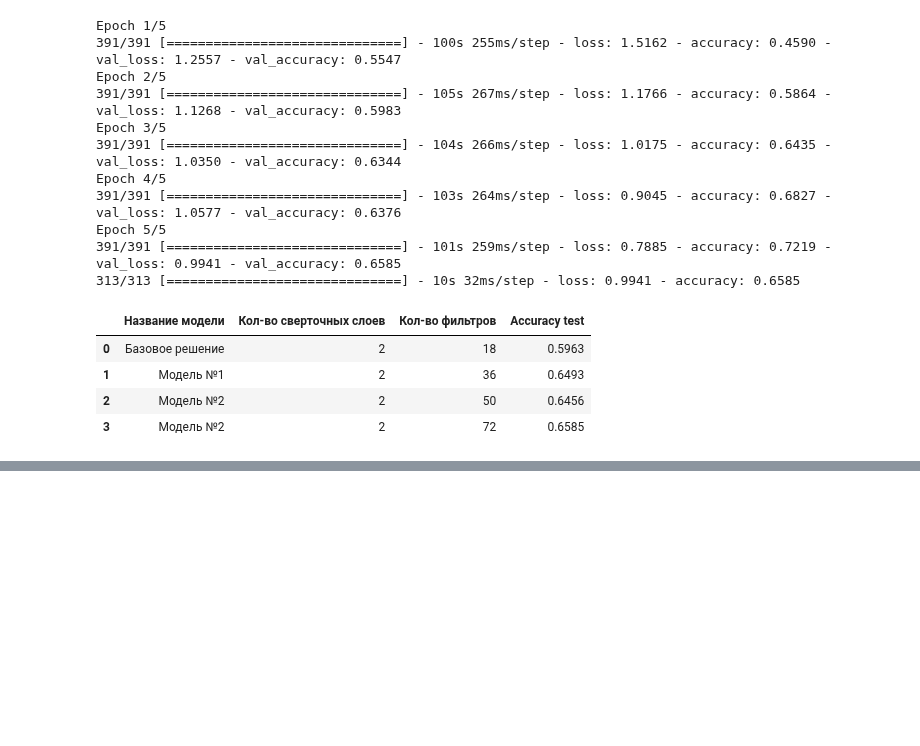
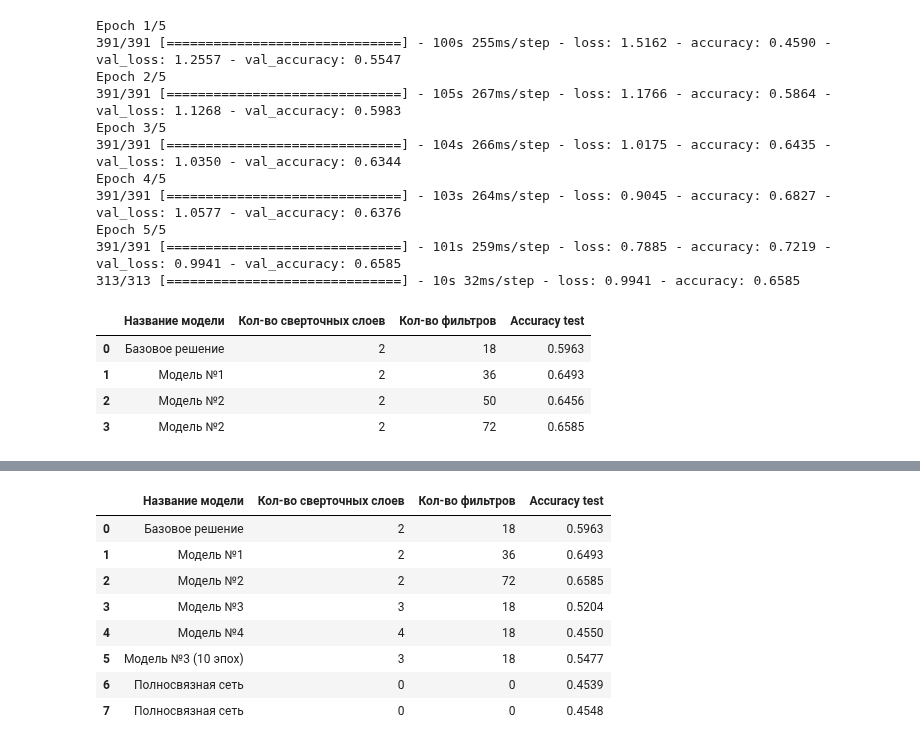
Before and after one commit to dnlygvtv/02_Python_for_Neural_Networks, a Jupyter notebook: HW/HW_4.ipynb, the cells around one changed output, grey strips where cells are left out. Drawn from its saved outputs; the diff is of its cells as text; code cells hidden in the pictures; blank space fills up the shorter version.

```diff
--- a/HW/HW_4.ipynb
+++ b/HW/HW_4.ipynb
@@ -277,0 +454,7 @@ stata
+# %%
+stata = stata.append({'Название модели': 'Модель №3 (10 эпох)',
+                     'Кол-во сверточных слоев': 3,
+                     'Кол-во фильтров': 4 + 6 + 8,
+                     'Accuracy test': metric},
+                     ignore_index=True)
+stata
@@ -277,0 +475,6 @@ stata
+# %%
+# вытягивание данных в вектор
+X_train = X_train.reshape((-1, 32 * 32 * 3))
+X_test = X_test.reshape((-1, 32 * 32 * 3))
+
+X_train.shape, X_test.shape
@@ -277,0 +483,12 @@ stata
+# %%
+dense_model = Sequential()
+dense_model.add(Dense(256, input_shape=(32 * 32 * 3,), activation='relu'))
+dense_model.add(Dense(128, activation='relu'))
+dense_model.add(Dense(64, activation='relu'))
+dense_model.add(Dense(num_classes, activation='sigmoid'))
+
+dense_model.summary()
+
+dense_model.compile(loss='categorical_crossentropy',
+                   optimizer='Adam',
+                   metrics=['accuracy'])
@@ -277,0 +513,8 @@ stata
+# %%
+history = dense_model.fit(X_train, y_train,
+               epochs=num_epochs,
+               batch_size=batch_size,
+               validation_data=(X_test, y_test),
+               verbose=1)
+
+loss, metric = dense_model.evaluate(X_test, y_test)
@@ -277,0 +533,17 @@ stata
+# %%
+stata = stata.append({'Название модели': 'Полносвязная сеть',
+                     'Кол-во сверточных слоев': 0,
+                     'Кол-во фильтров': 0,
+                     'Accuracy test': metric},
+                     ignore_index=True)
+stata
+# %% [output]
+|  | Название модели | Кол-во сверточных слоев | Кол-во фильтров | Accuracy test |
+| 0 | Базовое решение | 2 | 18 | 0.5963 |
+| 1 | Модель №1 | 2 | 36 | 0.6493 |
+| 2 | Модель №2 | 2 | 72 | 0.6585 |
+| 3 | Модель №3 | 3 | 18 | 0.5204 |
+| 4 | Модель №4 | 4 | 18 | 0.4550 |
+| 5 | Модель №3 (10 эпох) | 3 | 18 | 0.5477 |
+| 6 | Полносвязная сеть | 0 | 0 | 0.4539 |
+| 7 | Полносвязная сеть | 0 | 0 | 0.4548 |
```
Also changed, not shown: parts of 19 cells of this notebook.
